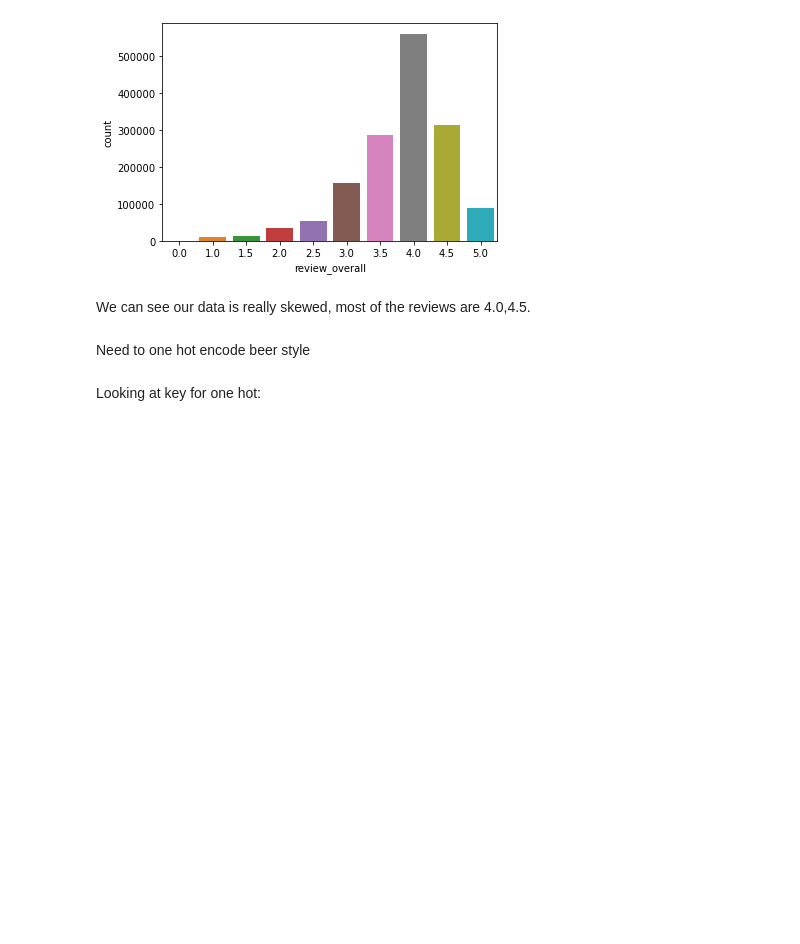
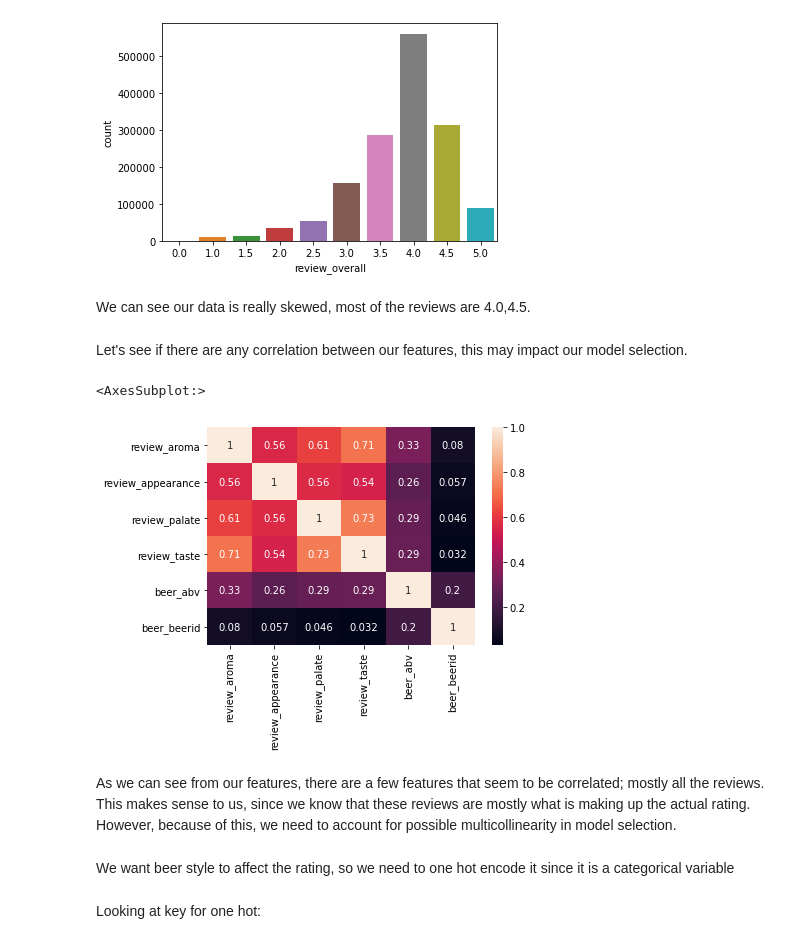
Before and after one commit to COGS118A/Group008-Wi23, a Jupyter notebook: FinalProjectGroup008-Wi23.ipynb, the cells around one changed output. Drawn from its saved outputs; the diff is of its cells as text; code cells hidden in the pictures; blank space fills up the shorter version.

```diff
--- a/FinalProjectGroup008-Wi23.ipynb
+++ b/FinalProjectGroup008-Wi23.ipynb
@@ -98,8 +111,17 @@ sns.countplot(x=df['review_overall'],data=df)
 We can see our data is really skewed, most of the reviews are 4.0,4.5.
 # %%
 df = df.drop(['brewery_id','brewery_name','review_time','review_profilename', 'beer_name','review_overall'],axis=1)
+# %% [markdown]
+Let's see if there are any correlation between our features, this may impact our model selection.
+# %%
+sns.heatmap(df.corr(), annot=True)
+# %% [output]
+<AxesSubplot:>
+[figure, added]
+# %% [markdown]
+As we can see from our features, there are a few features that seem to be correlated; mostly all the reviews. This makes sense to us, since we know that these reviews are mostly what is making up the actual rating. However, because of this, we need to account for possible multicollinearity in model selection.
 # %% [markdown]
-Need to one hot encode beer style
+We want beer style to affect the rating, so we need to one hot encode it since it is a categorical variable
 # %%
 one_hot = pd.get_dummies(df['beer_style'])
 df = pd.concat([df, one_hot], axis=1)
```
Also changed, not shown: parts of 55 cells of this notebook.
